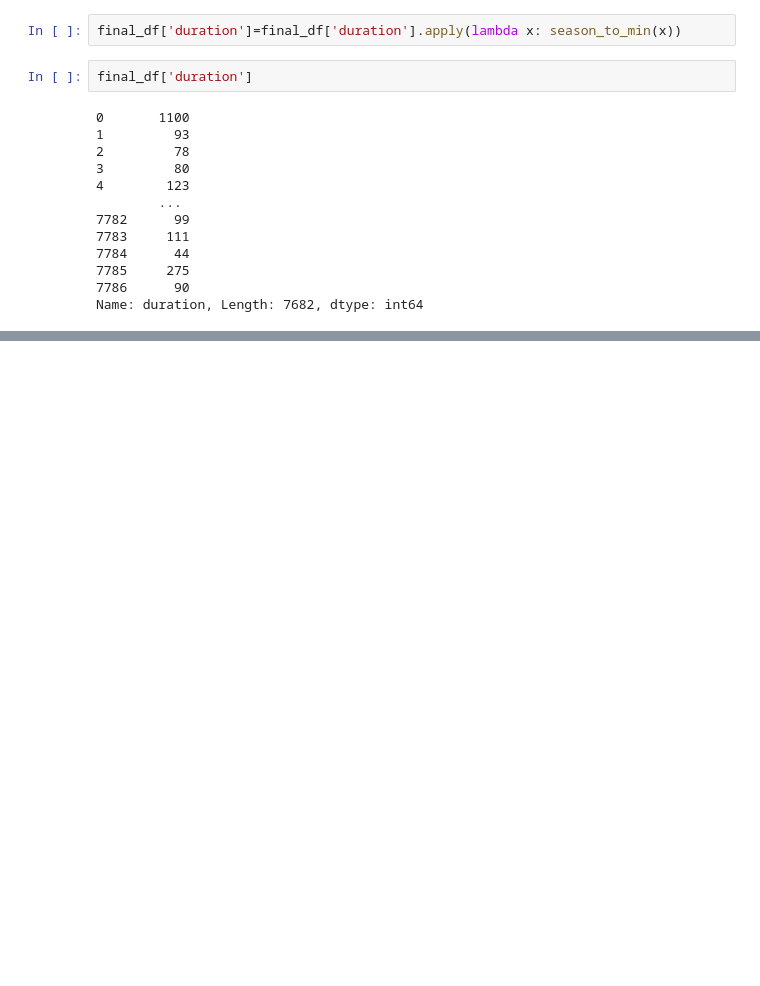
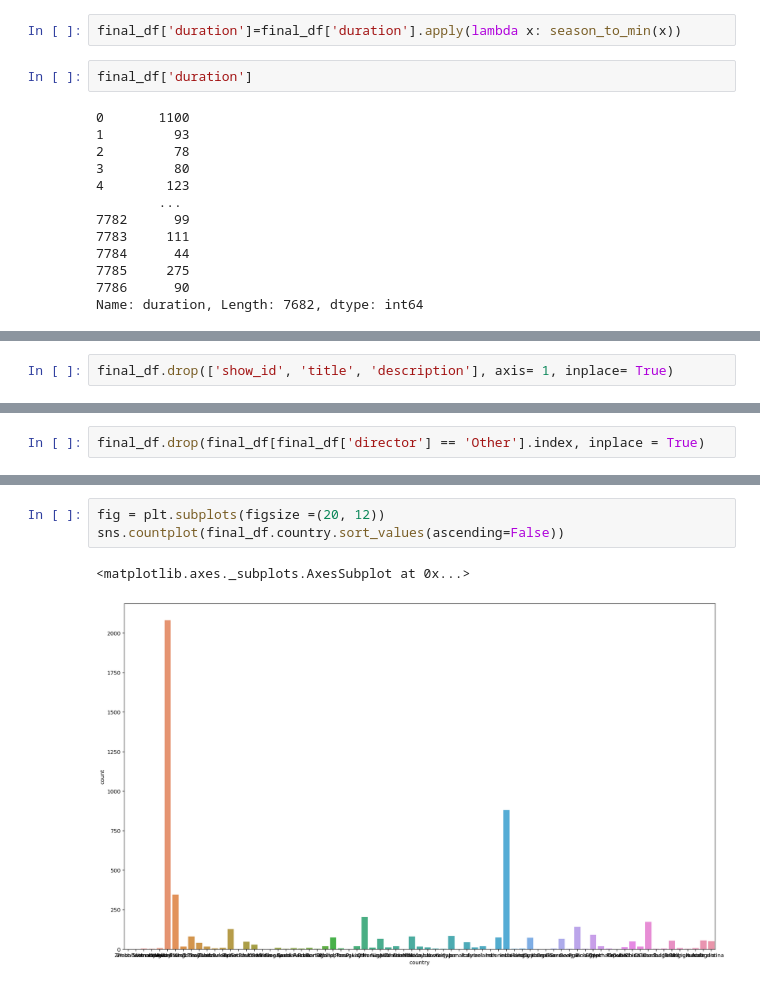
Before and after one commit to Shashwat-spyder/Netflix-movies-and-tv-shows-recommendation-system, a Jupyter notebook: Untitled18.ipynb, the cells around one changed output, grey strips where cells are left out. Cells and saved outputs as stored; diff of their text form; blank space fills up the shorter version.

```diff
--- a/Untitled18.ipynb
+++ b/Untitled18.ipynb
@@ -772,0 +1133,2 @@ Name: duration, Length: 7682, dtype: int64
+# %%
+final_df.drop(['show_id', 'title', 'description'], axis= 1, inplace= True)
@@ -772,0 +1152,2 @@ Name: duration, Length: 7682, dtype: int64
+# %%
+final_df.drop(final_df[final_df['director'] == 'Other'].index, inplace = True)
@@ -772,0 +1177,6 @@ Name: duration, Length: 7682, dtype: int64
+# %%
+fig = plt.subplots(figsize =(20, 12))
+sns.countplot(final_df.country.sort_values(ascending=False))
+# %% [output]
+<matplotlib.axes._subplots.AxesSubplot at 0x...>
+[figure, added]
```
Also changed, not shown: parts of 98 cells of this notebook.
